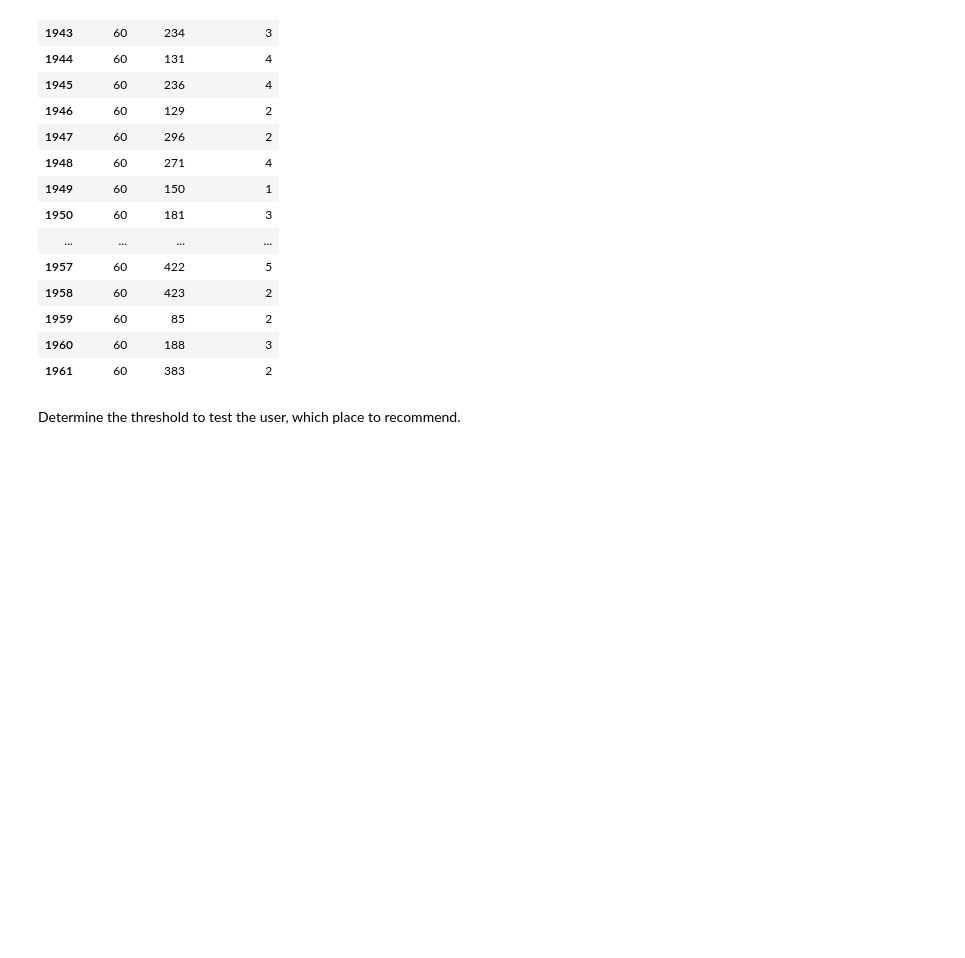
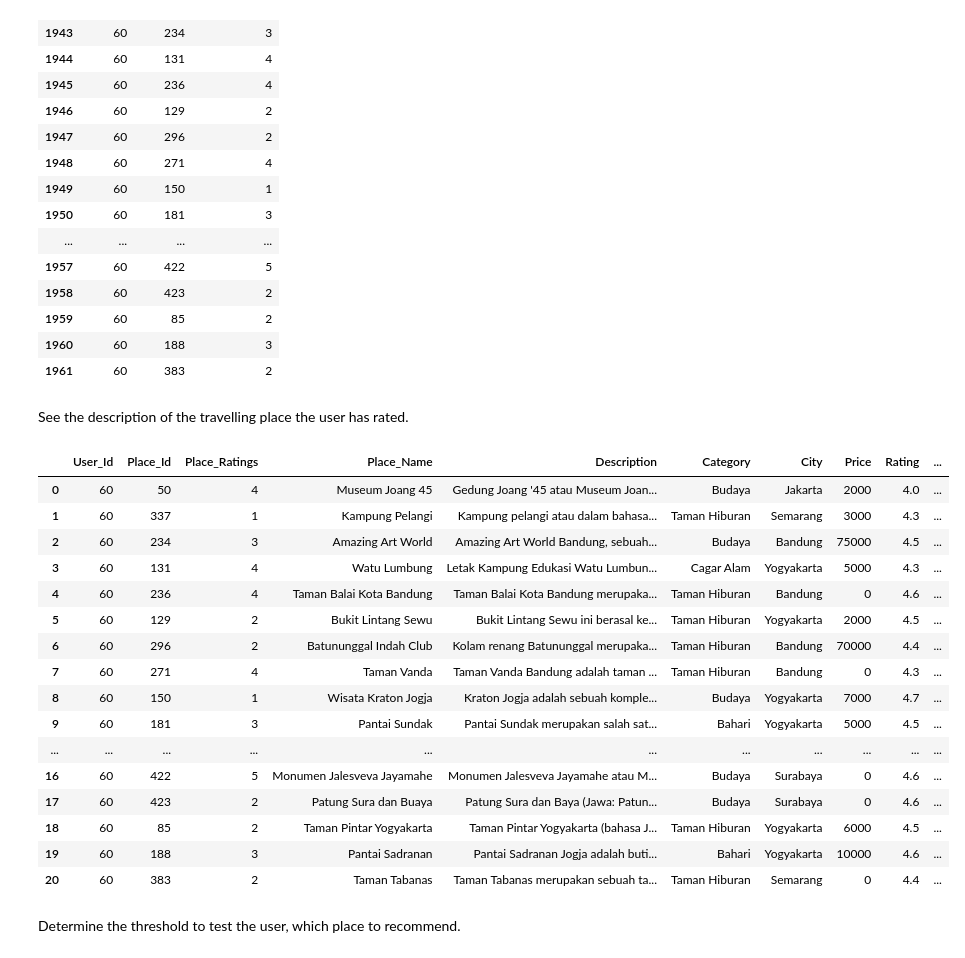
Before and after one commit to MaxZx3000/AI-Compfest-GigaPrime, a Jupyter notebook: artificial-intelligence/recommendation_colab_filtering_tourism.ipynb, the cells around one changed output. Cells and saved outputs as stored; diff of their text form; code cells hidden in the pictures; blank space fills up the shorter version.

```diff
--- a/artificial-intelligence/recommendation_colab_filtering_tourism.ipynb
+++ b/artificial-intelligence/recommendation_colab_filtering_tourism.ipynb
@@ -167,5 +166,28 @@ sample_user_data_df
 | 1959 | 60 | 85 | 2 |
 | 1960 | 60 | 188 | 3 |
 | 1961 | 60 | 383 | 2 |
+# %% [markdown]
+See the description of the travelling place the user has rated.
+# %%
+visualized_rating_df = sample_user_data_df.merge(data_df, left_on = place_id_field, right_on = place_id_field)
+visualized_rating_df
+# %% [output]
+|  | User_Id | Place_Id | Place_Ratings | Place_Name | Description | Category | City | Price | Rating | ... |
+| 0 | 60 | 50 | 4 | Museum Joang 45 | Gedung Joang '45 atau Museum Joan... | Budaya | Jakarta | 2000 | 4.0 | ... |
+| 1 | 60 | 337 | 1 | Kampung Pelangi | Kampung pelangi atau dalam bahasa... | Taman Hiburan | Semarang | 3000 | 4.3 | ... |
+| 2 | 60 | 234 | 3 | Amazing Art World | Amazing Art World Bandung, sebuah... | Budaya | Bandung | 75000 | 4.5 | ... |
+| 3 | 60 | 131 | 4 | Watu Lumbung | Letak Kampung Edukasi Watu Lumbun... | Cagar Alam | Yogyakarta | 5000 | 4.3 | ... |
+| 4 | 60 | 236 | 4 | Taman Balai Kota Bandung | Taman Balai Kota Bandung merupaka... | Taman Hiburan | Bandung | 0 | 4.6 | ... |
+| 5 | 60 | 129 | 2 | Bukit Lintang Sewu | Bukit Lintang Sewu ini berasal ke... | Taman Hiburan | Yogyakarta | 2000 | 4.5 | ... |
+| 6 | 60 | 296 | 2 | Batununggal Indah Club | Kolam renang Batununggal merupaka... | Taman Hiburan | Bandung | 70000 | 4.4 | ... |
+| 7 | 60 | 271 | 4 | Taman Vanda | Taman Vanda Bandung adalah taman ... | Taman Hiburan | Bandung | 0 | 4.3 | ... |
+| 8 | 60 | 150 | 1 | Wisata Kraton Jogja | Kraton Jogja adalah sebuah komple... | Budaya | Yogyakarta | 7000 | 4.7 | ... |
+| 9 | 60 | 181 | 3 | Pantai Sundak | Pantai Sundak merupakan salah sat... | Bahari | Yogyakarta | 5000 | 4.5 | ... |
+| ... | ... | ... | ... | ... | ... | ... | ... | ... | ... | ... |
+| 16 | 60 | 422 | 5 | Monumen Jalesveva Jayamahe | Monumen Jalesveva Jayamahe atau M... | Budaya | Surabaya | 0 | 4.6 | ... |
+| 17 | 60 | 423 | 2 | Patung Sura dan Buaya | Patung Sura dan Baya (Jawa: Patun... | Budaya | Surabaya | 0 | 4.6 | ... |
+| 18 | 60 | 85 | 2 | Taman Pintar Yogyakarta | Taman Pintar Yogyakarta (bahasa J... | Taman Hiburan | Yogyakarta | 6000 | 4.5 | ... |
+| 19 | 60 | 188 | 3 | Pantai Sadranan | Pantai Sadranan Jogja adalah buti... | Bahari | Yogyakarta | 10000 | 4.6 | ... |
+| 20 | 60 | 383 | 2 | Taman Tabanas | Taman Tabanas merupakan sebuah ta... | Taman Hiburan | Semarang | 0 | 4.4 | ... |
 # %% [markdown]
 Determine the threshold to test the user, which place to recommend.
```
Also changed, not shown: parts of 4 cells of this notebook.
